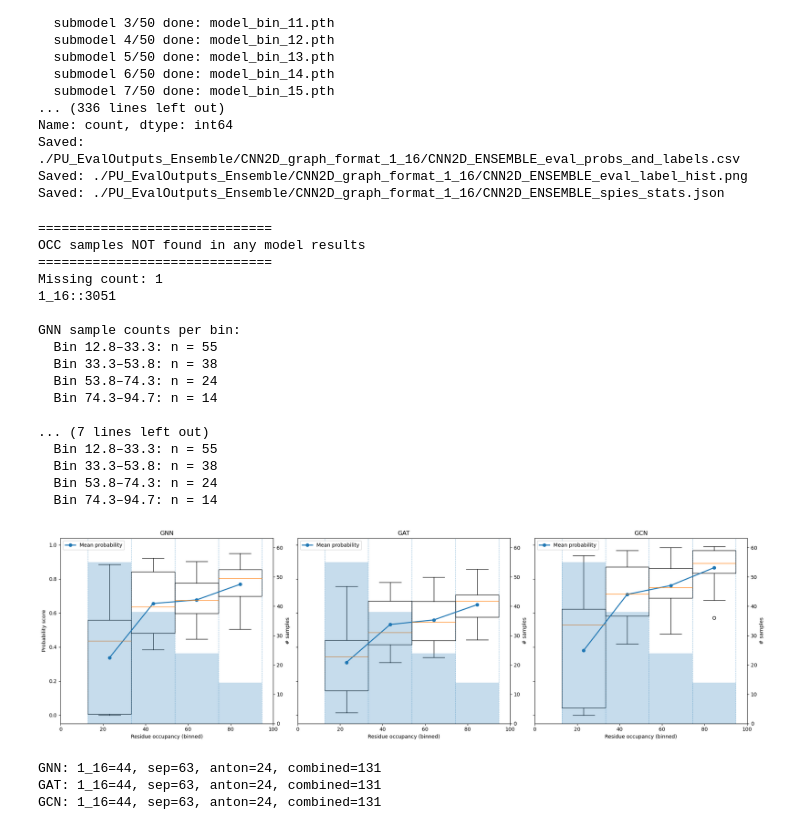
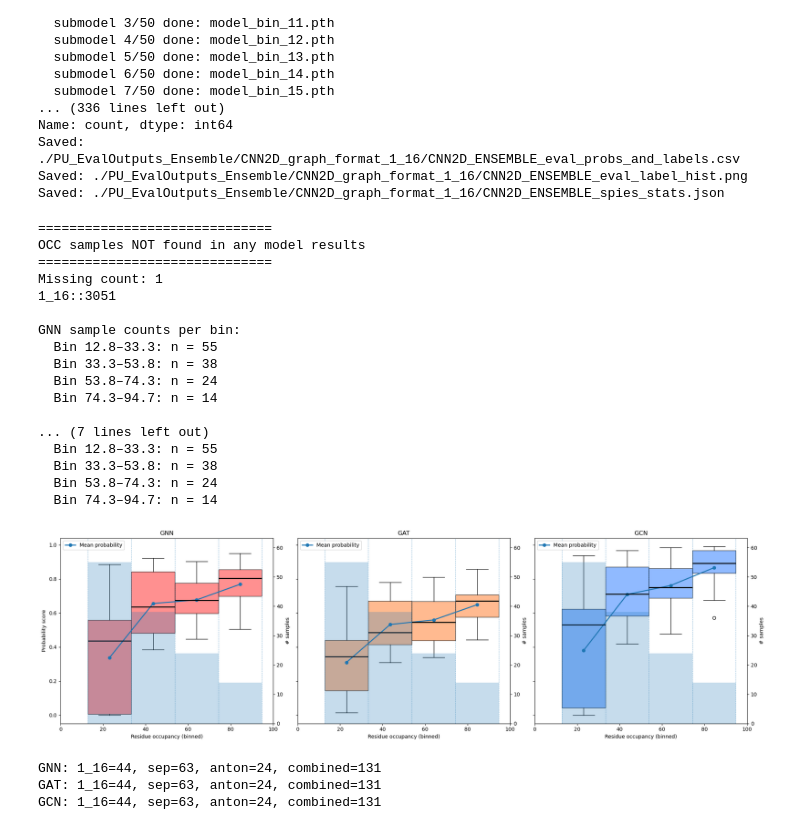
Before and after one commit to LynaLuo-Lab/CholBindNet, a Jupyter notebook: CLR_Ligand_Evaluation/Evaluation.ipynb, the cells around one changed output. Cells and saved outputs as stored; diff of their text form; code cells hidden in the pictures.

Commit message:
Piezo plot has been properly colored, now going to add 5 experiment analysis and also experiment with different bins as well

```diff
--- a/CLR_Ligand_Evaluation/Evaluation.ipynb
+++ b/CLR_Ligand_Evaluation/Evaluation.ipynb
@@ -810,15 +810,37 @@ for ax, model_name in zip(axes, models_in_order):
 
     means = [np.mean(arr) if len(arr) else np.nan for arr in data]
 
-    # Boxplot at real x positions (midpoints)
-    ax.boxplot(
+    colors = ["#FF6B6B", "#FFA36B", "#6BFF8D", "#6BA3FF"] # GNN, GAT, 3D CNN, GCN
+    MODEL_COLORS = {
+        "GNN": colors[0],
+        "GAT": colors[1],
+        "GCN": colors[3],
+    }
+
+    bp = ax.boxplot(
         data,
         positions=BIN_POS,
-        widths=BIN_WIDTHS,              # width in "occupancy units" (tune 2–6 if you want)
-        patch_artist=False,
+        widths=BIN_WIDTHS,
+        patch_artist=True,
         showfliers=True,
         manage_ticks=False
     )
+
+    # Apply model-specific color
+    for box in bp["boxes"]:
+        box.set_facecolor(MODEL_COLORS[model_name])
+        box.set_edgecolor("black")
+        box.set_alpha(0.75)
+
+    # Style lines for clarity
+    for whisker in bp["whiskers"]:
+        whisker.set_color("black")
+    for cap in bp["caps"]:
+        cap.set_color("black")
+    for median in bp["medians"]:
+        median.set_color("black")
+        median.set_linewidth(2)
+
 
     # Mean overlay at same x positions
     ax.plot(BIN_POS, means, marker="o", linestyle="-", linewidth=2, label="Mean probability")
@@ -856,34 +878,34 @@ plt.tight_layout()
 plt.show()
 
 # =========================
 # Sanity prints
 # =========================
 for model_name in models_in_order:
     print(
         f"{model_name}: 1_16={len(dfs_1_16[model_name])}, "
         f"sep={len(dfs_sep[model_name])}, "
         f"anton={len(dfs_anton[model_name])}, "
         f"combined={len(dfs_all[model_name])}"
     )
 # %% [output]
 ==============================
 OCC samples NOT found in any model results
 ==============================
 Missing count: 1
 1_16::3051
 
 GNN sample counts per bin:
   Bin 12.8–33.3: n = 55
   Bin 33.3–53.8: n = 38
   Bin 53.8–74.3: n = 24
   Bin 74.3–94.7: n = 14
 
 ... (7 lines left out)
   Bin 12.8–33.3: n = 55
   Bin 33.3–53.8: n = 38
   Bin 53.8–74.3: n = 24
   Bin 74.3–94.7: n = 14
-[figure, old version]
+[figure, new version]
 GNN: 1_16=44, sep=63, anton=24, combined=131
 GAT: 1_16=44, sep=63, anton=24, combined=131
 GCN: 1_16=44, sep=63, anton=24, combined=131
```
